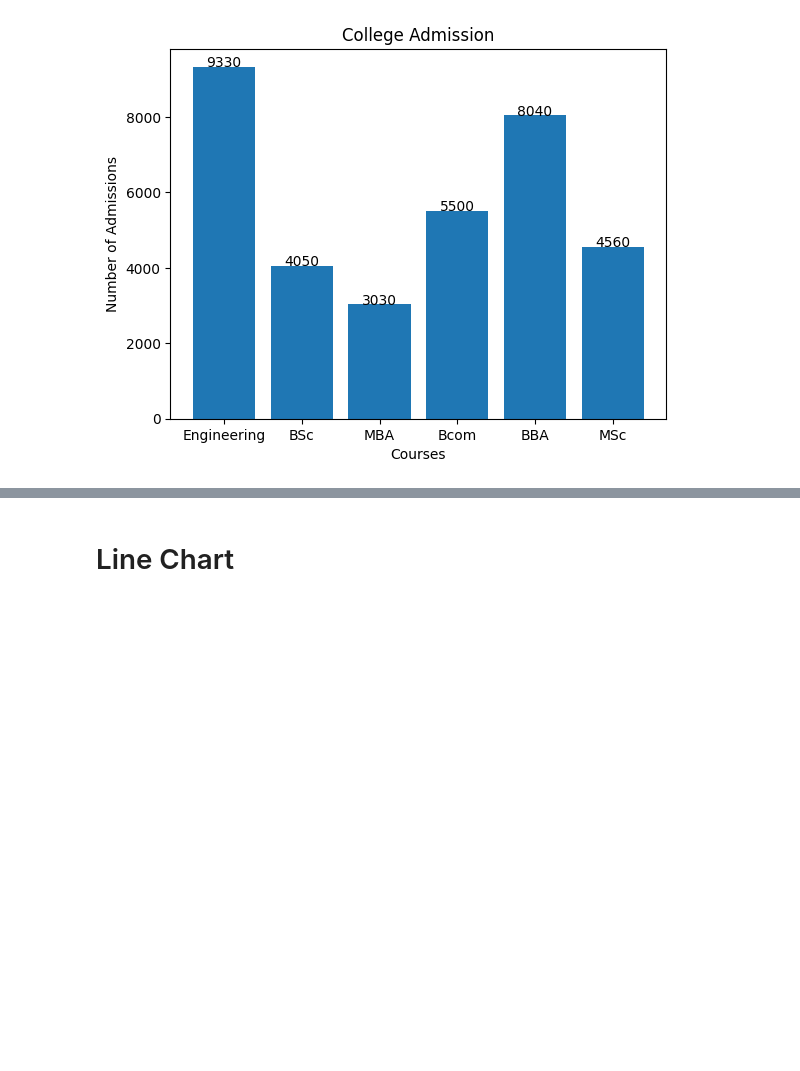
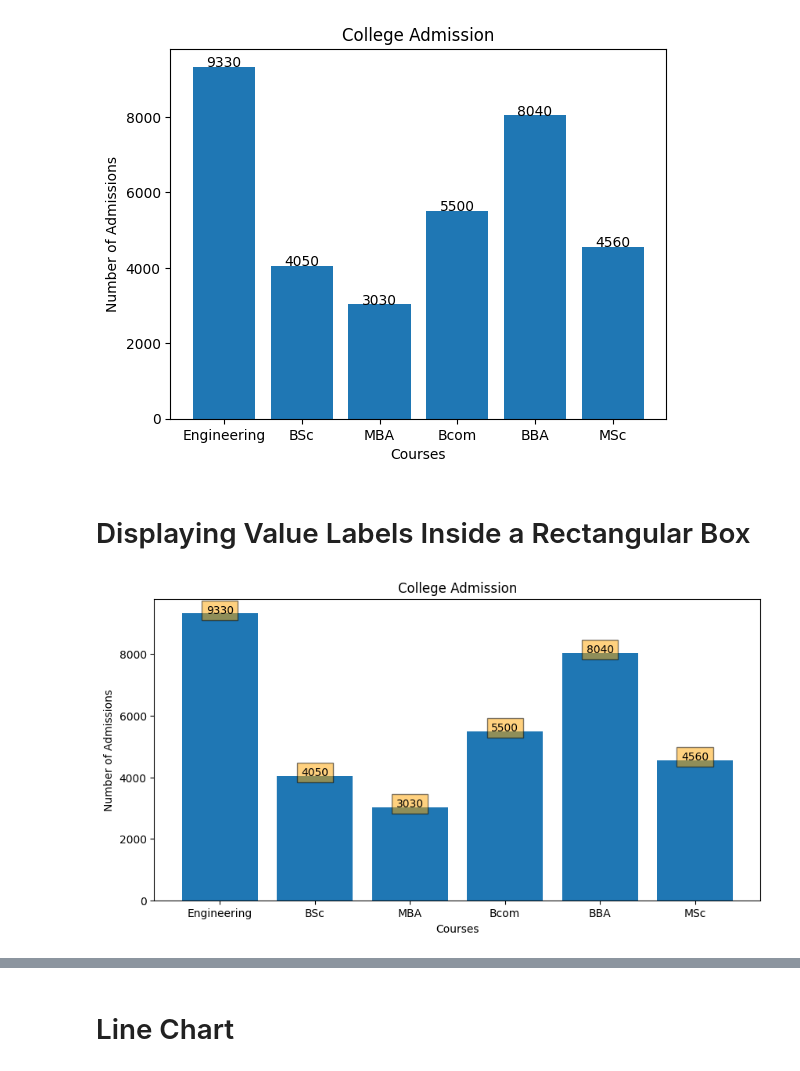
Before and after one commit to ngzhiwei517/NLP, a Jupyter notebook: Matplotlib.ipynb, the cells around one changed output, grey strips where cells are left out. Drawn from its saved outputs; the diff is of its cells as text; code cells hidden in the pictures; blank space fills up the shorter version.

```diff
--- a/Matplotlib.ipynb
+++ b/Matplotlib.ipynb
@@ -86,3 +88,37 @@ def add_labels(x, y):
 add_labels(x, y)
 # %% [output]
 [figure]
+# %% [markdown]
+# Displaying Value Labels Inside a Rectangular Box
+# %%
+import matplotlib.pyplot as plt
+
+# Function to add labels inside a box
+def add_labels(x, y):
+    for i in range(len(x)):
+        plt.text(i, y[i], y[i], ha='center',
+                 bbox=dict(facecolor='orange', alpha=0.5))  # Adding a red box around text
+
+# Matplotlib expects the bbox parameter to be a dictionary that describes the properties of the text box.
+# alpha	0.8	Sets transparency (1.0 = opaque, 0 = invisible)
+
+x = ["Engineering", "BSc", "MBA", "Bcom", "BBA", "MSc"]
+y = [9330, 4050, 3030, 5500, 8040, 4560]
+
+# Setting figure size
+plt.figure(figsize=(10, 5))
+
+# Creating bar chart
+plt.bar(x, y)
+
+# Adding value labels
+add_labels(x, y)
+
+# Adding title and labels
+plt.title("College Admission")
+plt.xlabel("Courses")
+plt.ylabel("Number of Admissions")
+
+plt.show()
+# %% [output]
+[figure, added]
```
Also changed, not shown: parts of 17 cells of this notebook.
